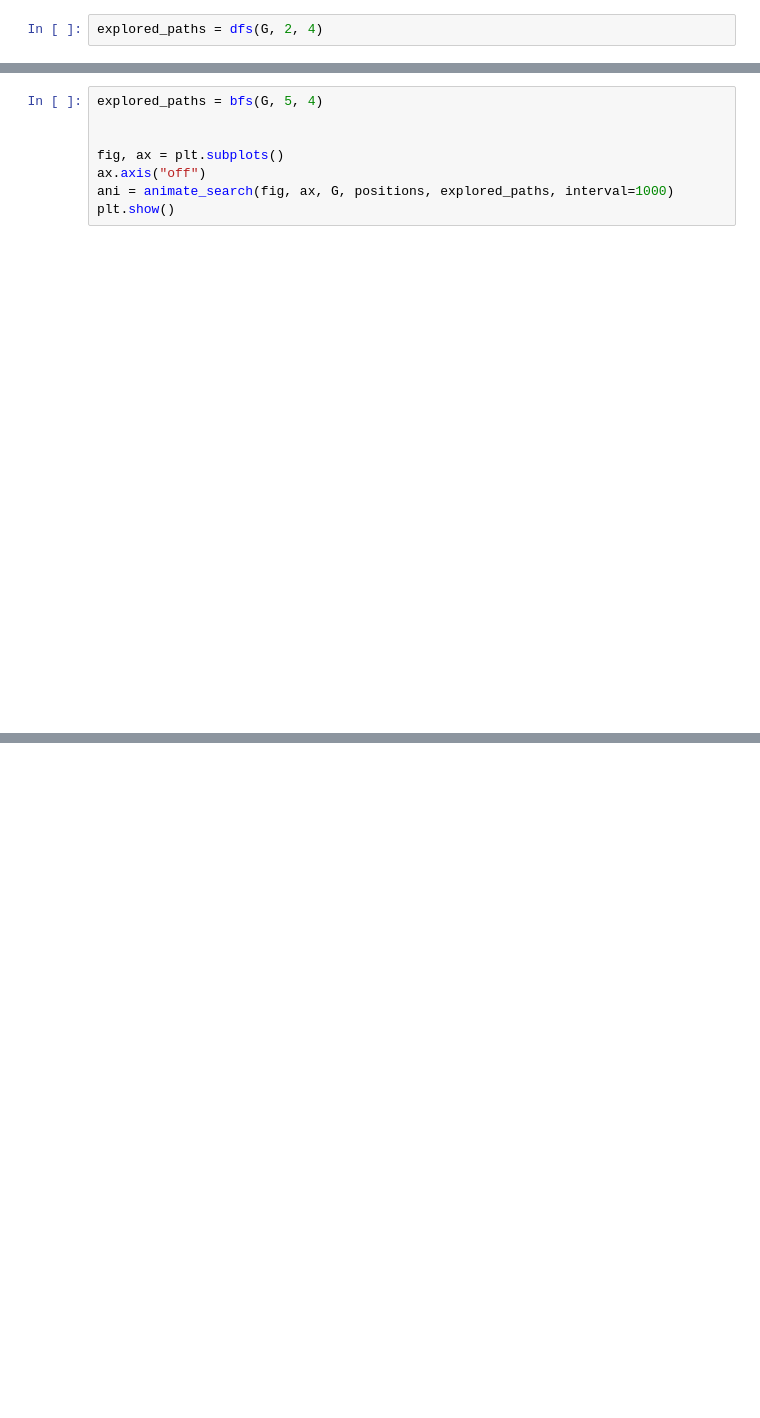
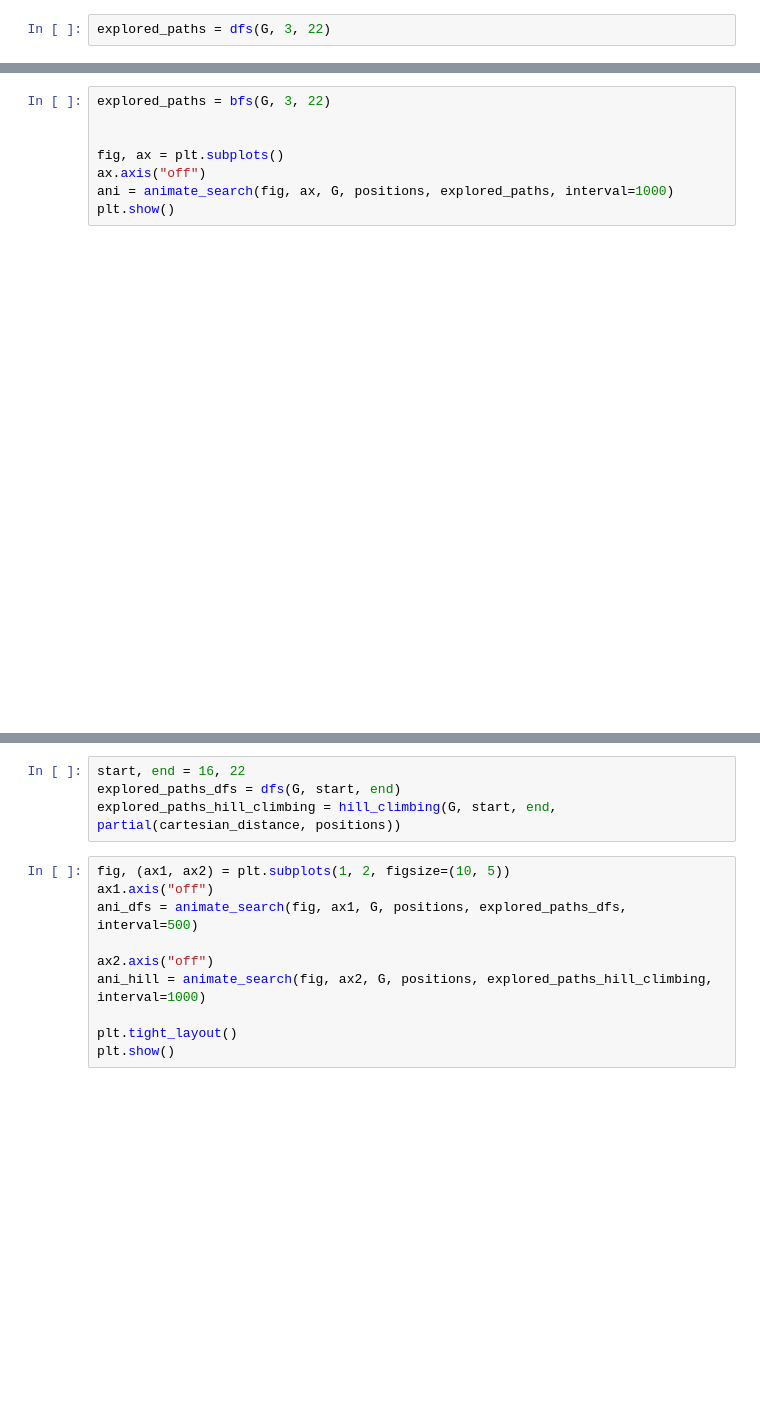
Before and after one commit to MaximoRdz/ARTIFICIAL-INTELLIGENCE, a Jupyter notebook: lab1-Searching-Heuristics/graph_networks.ipynb, the cells around one changed output, grey strips where cells are left out. Cells and saved outputs as stored; diff of their text form; blank space fills up the shorter version.

Commit message:
Hill climbing implementation

```diff
--- a/lab1-Searching-Heuristics/graph_networks.ipynb
+++ b/lab1-Searching-Heuristics/graph_networks.ipynb
@@ -96,5 +100,5 @@ plt.show()
 # %%
-explored_paths = dfs(G, 2, 4)
+explored_paths = dfs(G, 3, 22)
 # %%
 fig, ax = plt.subplots()
 ax.axis("off")
@@ -131,7 +135,7 @@ def bfs(G, start, end):
 
     return []
 # %%
-explored_paths = bfs(G, 5, 4)
+explored_paths = bfs(G, 3, 22)
 
 
 fig, ax = plt.subplots()
@@ -142,0 +185,16 @@ plt.show()
+# %%
+start, end = 16, 22
+explored_paths_dfs = dfs(G, start, end)
+explored_paths_hill_climbing = hill_climbing(G, start, end, partial(cartesian_distance, positions))
+# %%
+fig, (ax1, ax2) = plt.subplots(1, 2, figsize=(10, 5))
+ax1.axis("off")
+ani_dfs = animate_search(fig, ax1, G, positions, explored_paths_dfs, interval=500)
+
+ax2.axis("off")
+ani_hill = animate_search(fig, ax2, G, positions, explored_paths_hill_climbing, interval=1000)
+
+plt.tight_layout()
+plt.show()
+# %% [output]
+[figure, added]
```
Also changed, not shown: parts of 7 cells of this notebook.
